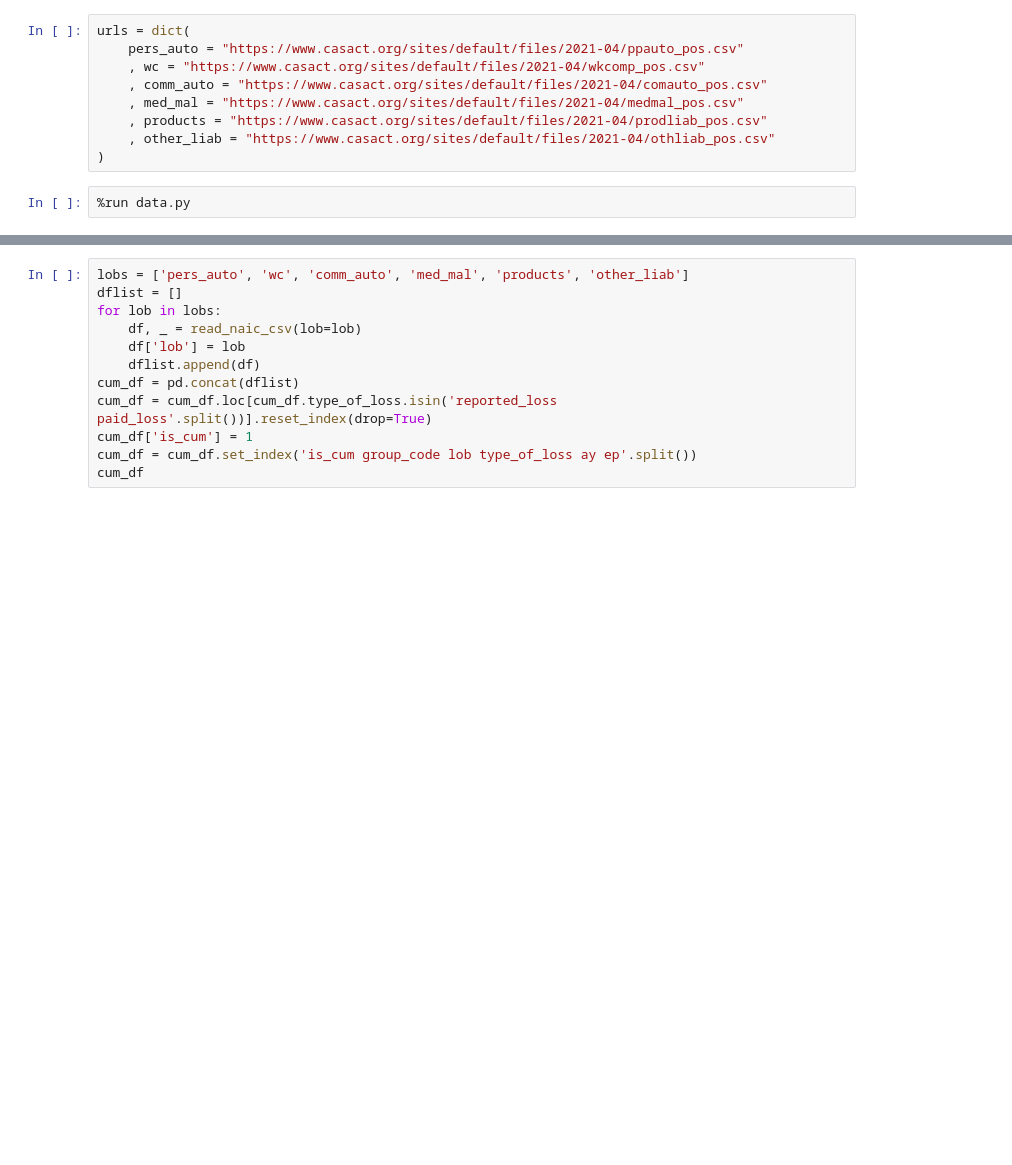
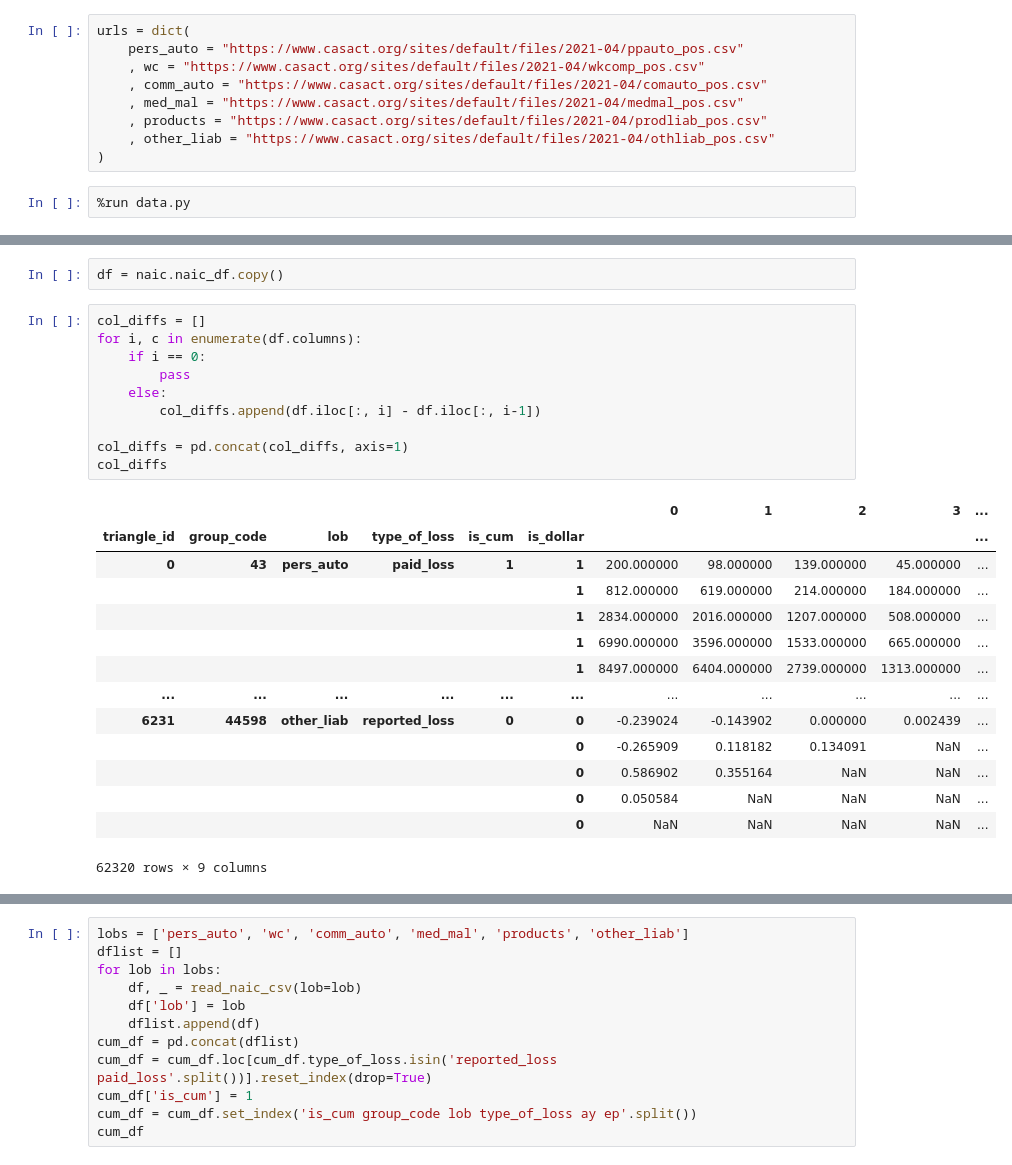
Before and after one commit to aaweaver-actuary/naic-triangles, a Jupyter notebook: testing.ipynb, the cells around one changed output, grey strips where cells are left out. Saved outputs shown, nothing was run; the diff lists cells and outputs as text; blank space fills up the shorter version.

```diff
--- a/testing.ipynb
+++ b/testing.ipynb
@@ -14,0 +22,27 @@ urls = dict(
+# %%
+df = naic.naic_df.copy()
+# %%
+col_diffs = []
+for i, c in enumerate(df.columns):
+    if i == 0:
+        pass
+    else:
+        col_diffs.append(df.iloc[:, i] - df.iloc[:, i-1])
+
+col_diffs = pd.concat(col_diffs, axis=1)
+col_diffs
+# %% [output]
+|  |  |  |  |  |  | 0 | 1 | 2 | 3 | ... |
+| triangle_id | group_code | lob | type_of_loss | is_cum | is_dollar |  |  |  |  | ... |
+| 0 | 43 | pers_auto | paid_loss | 1 | 1 | 200.000000 | 98.000000 | 139.000000 | 45.000000 | ... |
+|  |  |  |  |  | 1 | 812.000000 | 619.000000 | 214.000000 | 184.000000 | ... |
+|  |  |  |  |  | 1 | 2834.000000 | 2016.000000 | 1207.000000 | 508.000000 | ... |
+|  |  |  |  |  | 1 | 6990.000000 | 3596.000000 | 1533.000000 | 665.000000 | ... |
+|  |  |  |  |  | 1 | 8497.000000 | 6404.000000 | 2739.000000 | 1313.000000 | ... |
+| ... | ... | ... | ... | ... | ... | ... | ... | ... | ... | ... |
+| 6231 | 44598 | other_liab | reported_loss | 0 | 0 | -0.239024 | -0.143902 | 0.000000 | 0.002439 | ... |
+|  |  |  |  |  | 0 | -0.265909 | 0.118182 | 0.134091 | NaN | ... |
+|  |  |  |  |  | 0 | 0.586902 | 0.355164 | NaN | NaN | ... |
+|  |  |  |  |  | 0 | 0.050584 | NaN | NaN | NaN | ... |
+|  |  |  |  |  | 0 | NaN | NaN | NaN | NaN | ... |
+62320 rows × 9 columns
```
Also changed, not shown: parts of 6 cells of this notebook, 1 other file.
